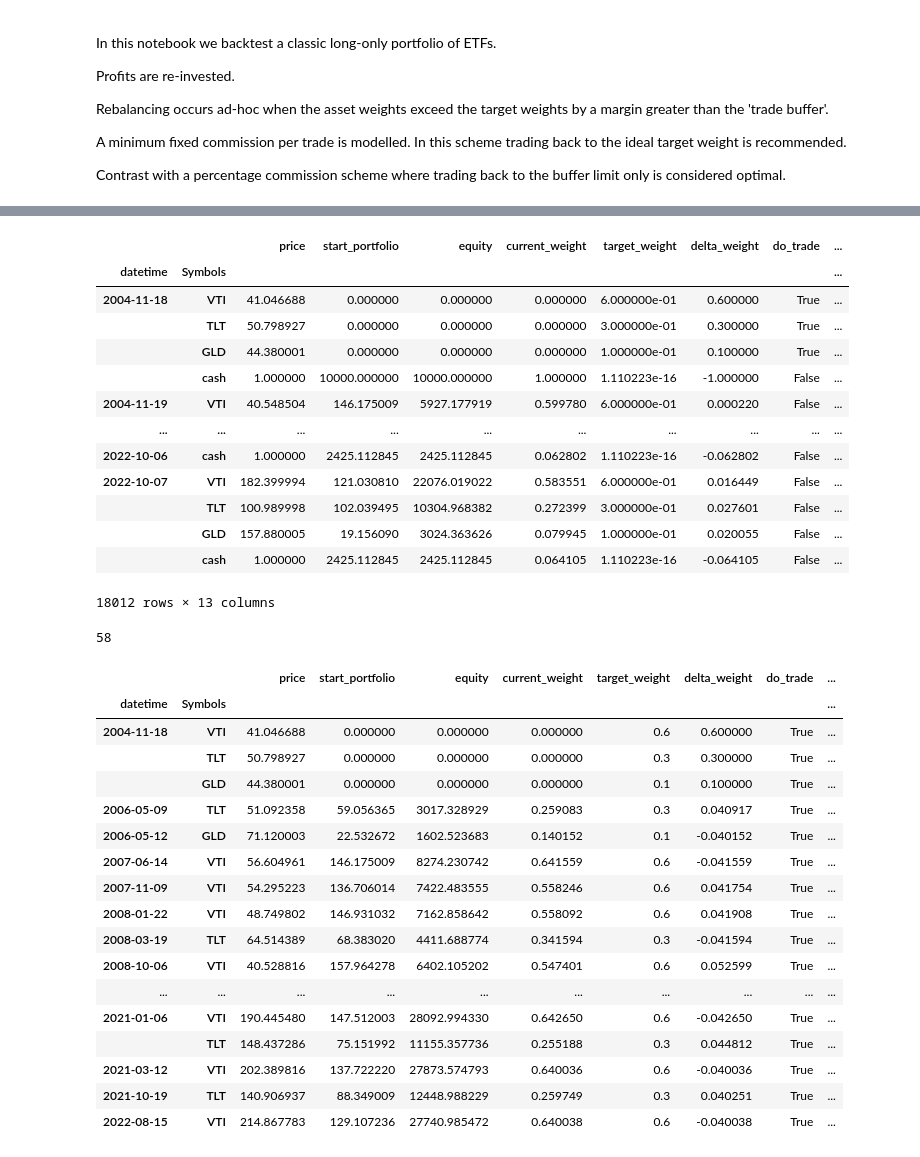
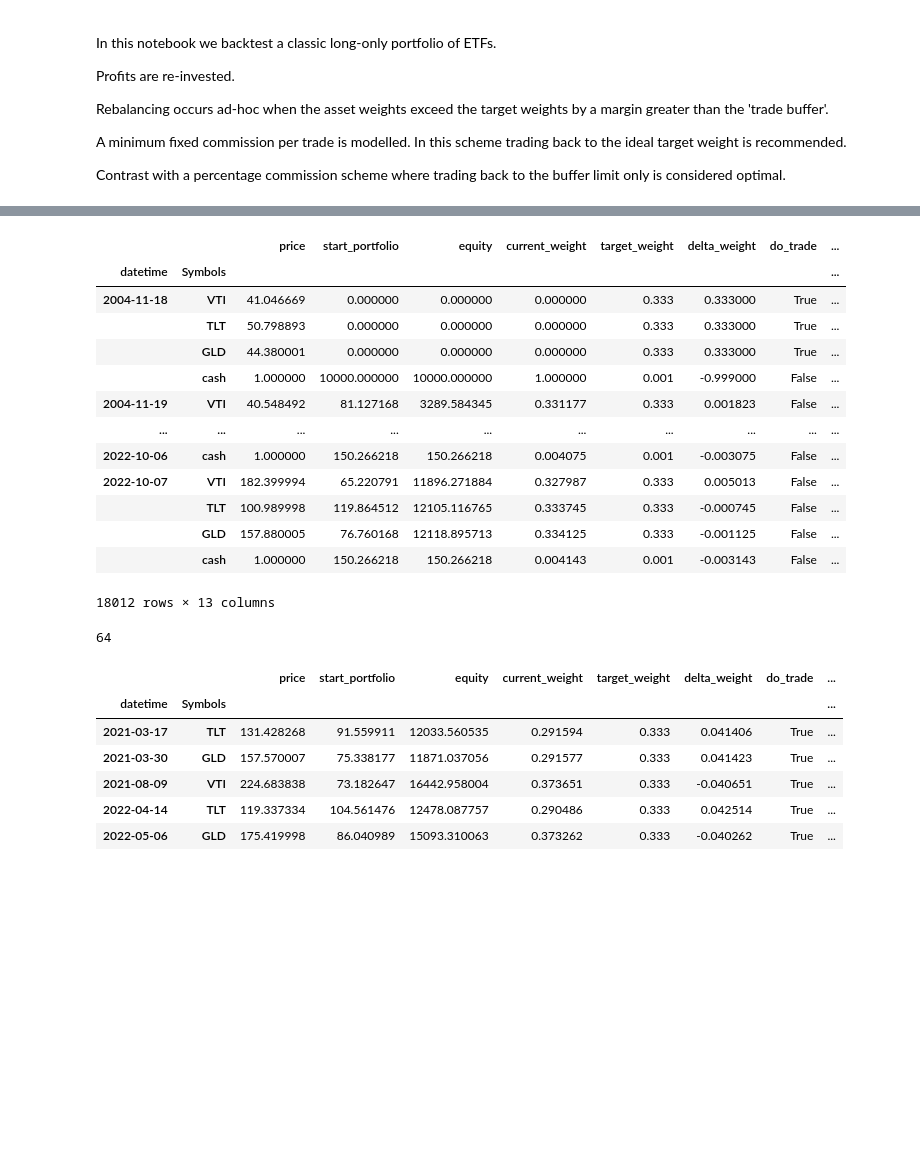
Before and after one commit to breaded-xyz/alphasim, a Jupyter notebook: vignettes/riskpremia.ipynb, the cells around one changed output, grey strips where cells are left out. Drawn from its saved outputs; the diff is of its cells as text; code cells hidden in the pictures; blank space fills up the shorter version.

```diff
--- a/vignettes/riskpremia.ipynb
+++ b/vignettes/riskpremia.ipynb
@@ -54,7 +54,7 @@ display(price_df)
 4503 rows × 3 columns
 # %%
 weight_df = price_df.copy()
-weight_df[:] = [0.6, 0.3, 0.1]
+weight_df[:] = [0.333, 0.333, 0.333]
 display(weight_df)
 # %% [output]
 | Symbols | VTI | TLT | GLD |
@@ -88,42 +88,31 @@ display(result)
 # %% [output]
 |  |  | price | start_portfolio | equity | current_weight | target_weight | delta_weight | do_trade | ... |
 | datetime | Symbols |  |  |  |  |  |  |  | ... |
-| 2004-11-18 | VTI | 41.046688 | 0.000000 | 0.000000 | 0.000000 | 6.000000e-01 | 0.600000 | True | ... |
-|  | TLT | 50.798927 | 0.000000 | 0.000000 | 0.000000 | 3.000000e-01 | 0.300000 | True | ... |
-|  | GLD | 44.380001 | 0.000000 | 0.000000 | 0.000000 | 1.000000e-01 | 0.100000 | True | ... |
-|  | cash | 1.000000 | 10000.000000 | 10000.000000 | 1.000000 | 1.110223e-16 | -1.000000 | False | ... |
-| 2004-11-19 | VTI | 40.548504 | 146.175009 | 5927.177919 | 0.599780 | 6.000000e-01 | 0.000220 | False | ... |
+| 2004-11-18 | VTI | 41.046669 | 0.000000 | 0.000000 | 0.000000 | 0.333 | 0.333000 | True | ... |
+|  | TLT | 50.798893 | 0.000000 | 0.000000 | 0.000000 | 0.333 | 0.333000 | True | ... |
+|  | GLD | 44.380001 | 0.000000 | 0.000000 | 0.000000 | 0.333 | 0.333000 | True | ... |
+|  | cash | 1.000000 | 10000.000000 | 10000.000000 | 1.000000 | 0.001 | -0.999000 | False | ... |
+| 2004-11-19 | VTI | 40.548492 | 81.127168 | 3289.584345 | 0.331177 | 0.333 | 0.001823 | False | ... |
 | ... | ... | ... | ... | ... | ... | ... | ... | ... | ... |
-| 2022-10-06 | cash | 1.000000 | 2425.112845 | 2425.112845 | 0.062802 | 1.110223e-16 | -0.062802 | False | ... |
-| 2022-10-07 | VTI | 182.399994 | 121.030810 | 22076.019022 | 0.583551 | 6.000000e-01 | 0.016449 | False | ... |
-|  | TLT | 100.989998 | 102.039495 | 10304.968382 | 0.272399 | 3.000000e-01 | 0.027601 | False | ... |
-|  | GLD | 157.880005 | 19.156090 | 3024.363626 | 0.079945 | 1.000000e-01 | 0.020055 | False | ... |
-|  | cash | 1.000000 | 2425.112845 | 2425.112845 | 0.064105 | 1.110223e-16 | -0.064105 | False | ... |
+| 2022-10-06 | cash | 1.000000 | 150.266218 | 150.266218 | 0.004075 | 0.001 | -0.003075 | False | ... |
+| 2022-10-07 | VTI | 182.399994 | 65.220791 | 11896.271884 | 0.327987 | 0.333 | 0.005013 | False | ... |
+|  | TLT | 100.989998 | 119.864512 | 12105.116765 | 0.333745 | 0.333 | -0.000745 | False | ... |
+|  | GLD | 157.880005 | 76.760168 | 12118.895713 | 0.334125 | 0.333 | -0.001125 | False | ... |
+|  | cash | 1.000000 | 150.266218 | 150.266218 | 0.004143 | 0.001 | -0.003143 | False | ... |
 18012 rows × 13 columns
 # %%
 trades_df = result.loc[result['do_trade'] == True]
 display(len(trades_df))
-display(trades_df)
+display(trades_df.tail(5))
 # %% [output]
-58
+64
 |  |  | price | start_portfolio | equity | current_weight | target_weight | delta_weight | do_trade | ... |
 | datetime | Symbols |  |  |  |  |  |  |  | ... |
-| 2004-11-18 | VTI | 41.046688 | 0.000000 | 0.000000 | 0.000000 | 0.6 | 0.600000 | True | ... |
-|  | TLT | 50.798927 | 0.000000 | 0.000000 | 0.000000 | 0.3 | 0.300000 | True | ... |
-|  | GLD | 44.380001 | 0.000000 | 0.000000 | 0.000000 | 0.1 | 0.100000 | True | ... |
-| 2006-05-09 | TLT | 51.092358 | 59.056365 | 3017.328929 | 0.259083 | 0.3 | 0.040917 | True | ... |
-| 2006-05-12 | GLD | 71.120003 | 22.532672 | 1602.523683 | 0.140152 | 0.1 | -0.040152 | True | ... |
-| 2007-06-14 | VTI | 56.604961 | 146.175009 | 8274.230742 | 0.641559 | 0.6 | -0.041559 | True | ... |
-| 2007-11-09 | VTI | 54.295223 | 136.706014 | 7422.483555 | 0.558246 | 0.6 | 0.041754 | True | ... |
-| 2008-01-22 | VTI | 48.749802 | 146.931032 | 7162.858642 | 0.558092 | 0.6 | 0.041908 | True | ... |
-| 2008-03-19 | TLT | 64.514389 | 68.383020 | 4411.688774 | 0.341594 | 0.3 | -0.041594 | True | ... |
-| 2008-10-06 | VTI | 40.528816 | 157.964278 | 6402.105202 | 0.547401 | 0.6 | 0.052599 | True | ... |
-| ... | ... | ... | ... | ... | ... | ... | ... | ... | ... |
-| 2021-01-06 | VTI | 190.445480 | 147.512003 | 28092.994330 | 0.642650 | 0.6 | -0.042650 | True | ... |
-|  | TLT | 148.437286 | 75.151992 | 11155.357736 | 0.255188 | 0.3 | 0.044812 | True | ... |
-| 2021-03-12 | VTI | 202.389816 | 137.722220 | 27873.574793 | 0.640036 | 0.6 | -0.040036 | True | ... |
-| 2021-10-19 | TLT | 140.906937 | 88.349009 | 12448.988229 | 0.259749 | 0.3 | 0.040251 | True | ... |
-| 2022-08-15 | VTI | 214.867783 | 129.107236 | 27740.985472 | 0.640038 | 0.6 | -0.040038 | True | ... |
+| 2021-03-17 | TLT | 131.428268 | 91.559911 | 12033.560535 | 0.291594 | 0.333 | 0.041406 | True | ... |
+| 2021-03-30 | GLD | 157.570007 | 75.338177 | 11871.037056 | 0.291577 | 0.333 | 0.041423 | True | ... |
+| 2021-08-09 | VTI | 224.683838 | 73.182647 | 16442.958004 | 0.373651 | 0.333 | -0.040651 | True | ... |
+| 2022-04-14 | TLT | 119.337334 | 104.561476 | 12478.087757 | 0.290486 | 0.333 | 0.042514 | True | ... |
+| 2022-05-06 | GLD | 175.419998 | 86.040989 | 15093.310063 | 0.373262 | 0.333 | -0.040262 | True | ... |
 # %%
 stats = calc_stats(result)
 display(stats)
```
Also changed, not shown: parts of 5 cells of this notebook, 1 other file.
